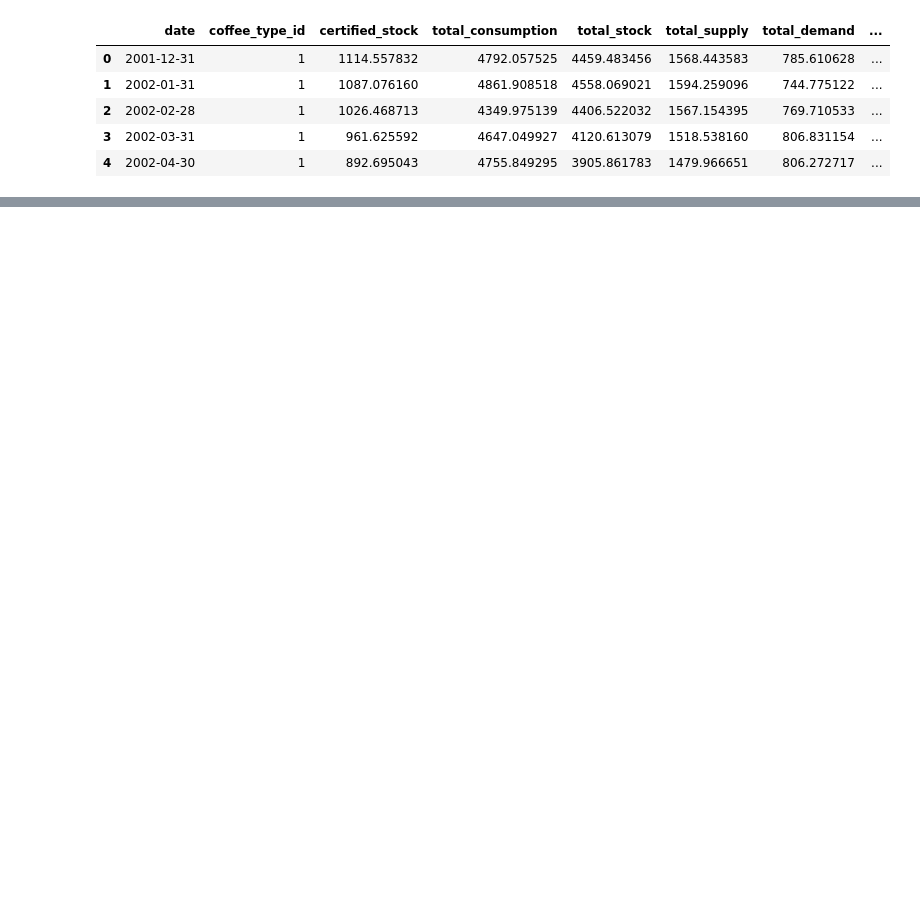
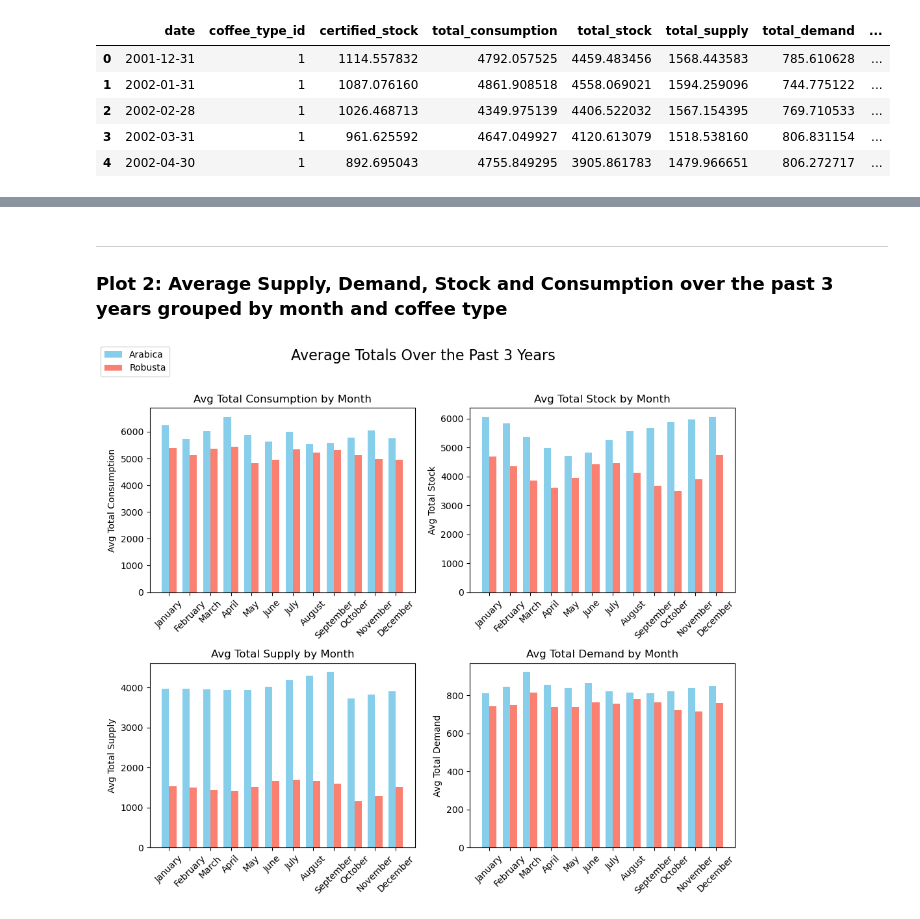
Before and after one commit to lneuendorf/LDC_Test, a Jupyter notebook: analysis.ipynb, the cells around one changed output, grey strips where cells are left out. Saved outputs shown, nothing was run; the diff lists cells and outputs as text; code cells hidden in the pictures; blank space fills up the shorter version.

```diff
--- a/analysis.ipynb
+++ b/analysis.ipynb
@@ -166,0 +103,63 @@ Name: count, dtype: int64
+# %% [markdown]
+***
+### Plot 2: Average Supply, Demand, Stock and Consumption over the past 3 years grouped by month and coffee type
+# %%
+three_years_ago = datetime.now() - timedelta(days=3*365)
+df_3y = df[df['date'] >= three_years_ago]
+df_3y = df_3y[df_3y['date'] <= datetime.now()]
+
+grouped = df_3y.groupby([df_3y['date'].dt.month, 'coffee_type'])[['total_consumption', 'total_stock', 'total_supply', 'total_demand']] \
+            .mean().reset_index()
+
+month_map = {
+    1: 'January',
+    2: 'February',
+    3: 'March',
+    4: 'April',
+    5: 'May',
+    6: 'June',
+    7: 'July',
+    8: 'August',
+    9: 'September',
+    10: 'October',
+    11: 'November',
+    12: 'December'
+}
+
+grouped['month_name'] = grouped['date'].map(month_map)
+
+fig, axs = plt.subplots(2, 2, figsize=(10, 8))
+
+bar_width = 0.35
+index = range(len(grouped['month_name'].unique()))
+
+features = ['total_consumption', 'total_stock', 'total_supply', 'total_demand']
+colors = ['skyblue', 'salmon']
+
+for i, feature in enumerate(features):
+    ax = axs[i//2, i%2]
+
+    bar1 = [pos - bar_width/2 for pos in index]
+    bar2 = [pos + bar_width/2 for pos in index]
+
+    arabica_data = grouped[grouped['coffee_type'] == 'Arabica']
+    robusta_data = grouped[grouped['coffee_type'] == 'Robusta']
+
+    ax.bar(bar1, arabica_data[feature], color=colors[0], width=bar_width, label='Arabica')
+    ax.bar(bar2, robusta_data[feature], color=colors[1], width=bar_width, label='Robusta')
+
+    parsed_feature = " ".join([word.capitalize() for word in feature.split("_")])
+    ax.set_title(f"Avg {parsed_feature} by Month")
+    ax.set_ylabel("Avg "+parsed_feature)
+    ax.set_xticks(index)
+    ax.set_xticklabels(grouped['month_name'].unique(), rotation=45)
+
+handles, labels = axs[0, 0].get_legend_handles_labels()
+fig.legend(handles, labels, loc='upper left', fontsize='medium', ncol=1)
+
+plt.tight_layout()
+fig.suptitle("Average Totals Over the Past 3 Years", fontsize=16, y=1.07)
+
+plt.show()
+# %% [output]
+[figure, added]
```
Also changed, not shown: parts of 34 cells of this notebook, 3 other files.
